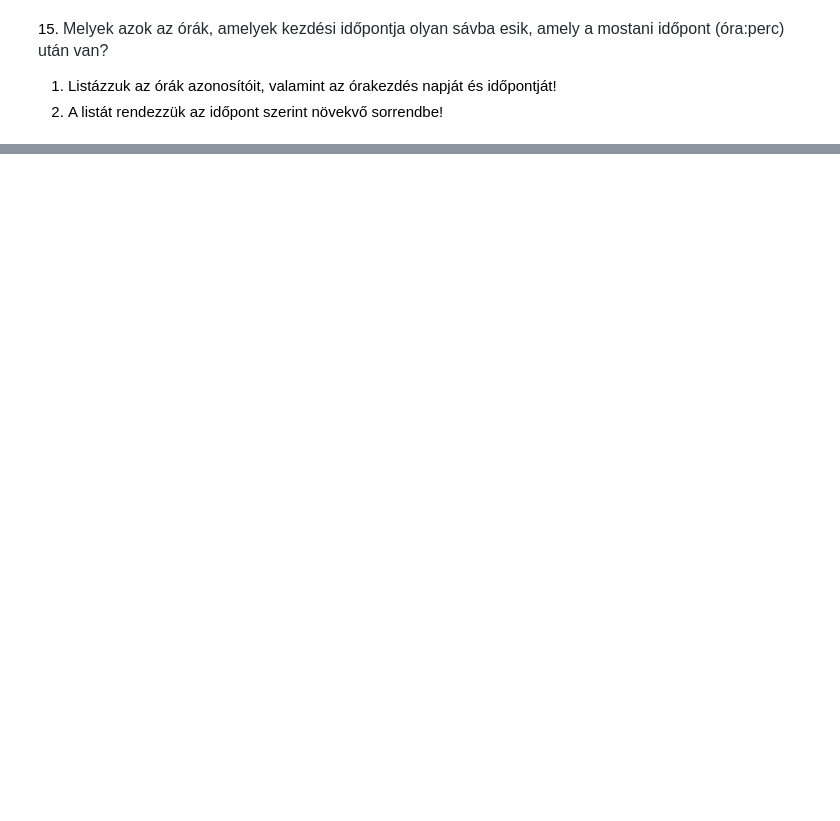
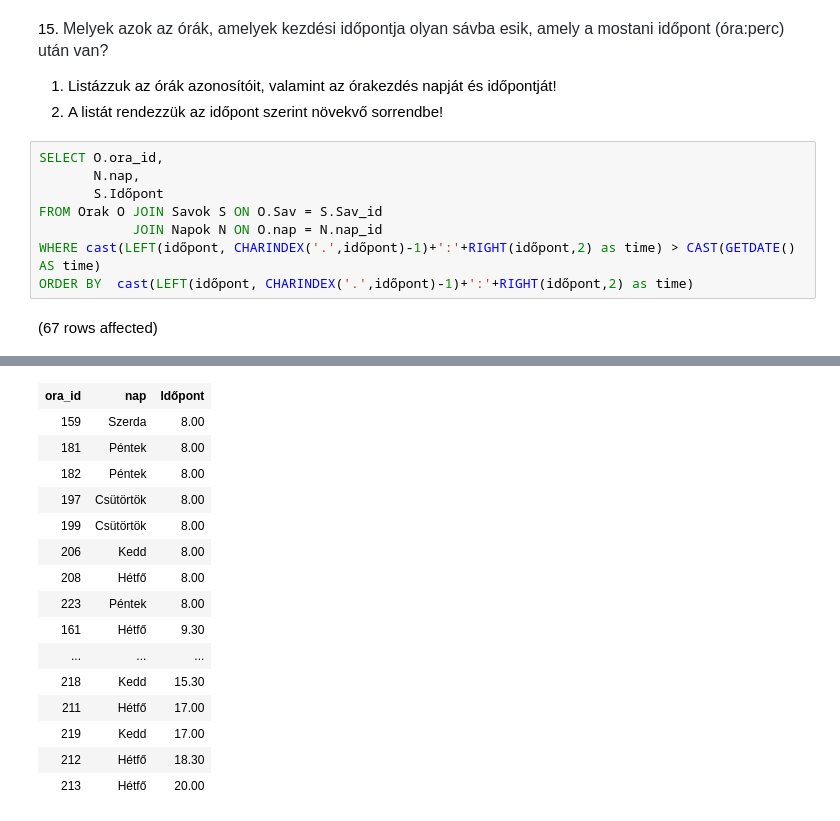
Before and after one commit to MedSzabolcs/SQL_G02, a Jupyter notebook: gyakorlat02_feladatok .ipynb, the cells around one changed output, grey strips where cells are left out. Drawn from its saved outputs; the diff is of its cells as text; blank space fills up the shorter version.

```diff
--- a/gyakorlat02_feladatok .ipynb
+++ b/gyakorlat02_feladatok .ipynb
@@ -262,3 +347,13 @@ Total execution time: 00:00:00.035
 
 1. Listázzuk az órák azonosítóit, valamint az órakezdés napját és időpontját!
 2. A listát rendezzük az időpont szerint növekvő sorrendbe!
+# %%
+SELECT O.ora_id,
+       N.nap,
+       S.Időpont
+FROM Orak O JOIN Savok S ON O.Sav = S.Sav_id
+            JOIN Napok N ON O.nap = N.nap_id
+WHERE cast(LEFT(időpont, CHARINDEX('.',időpont)-1)+':'+RIGHT(időpont,2) as time) > CAST(GETDATE() AS time)
+ORDER BY  cast(LEFT(időpont, CHARINDEX('.',időpont)-1)+':'+RIGHT(időpont,2) as time)
+# %% [output]
+(67 rows affected)
@@ -264,0 +361,16 @@ Total execution time: 00:00:00.035
+| ora_id | nap | Időpont |
+| 159 | Szerda | 8.00 |
+| 181 | Péntek | 8.00 |
+| 182 | Péntek | 8.00 |
+| 197 | Csütörtök | 8.00 |
+| 199 | Csütörtök | 8.00 |
+| 206 | Kedd | 8.00 |
+| 208 | Hétfő | 8.00 |
+| 223 | Péntek | 8.00 |
+| 161 | Hétfő | 9.30 |
+| ... | ... | ... |
+| 218 | Kedd | 15.30 |
+| 211 | Hétfő | 17.00 |
+| 219 | Kedd | 17.00 |
+| 212 | Hétfő | 18.30 |
+| 213 | Hétfő | 20.00 |
```
Also changed, not shown: parts of 7 cells of this notebook.
